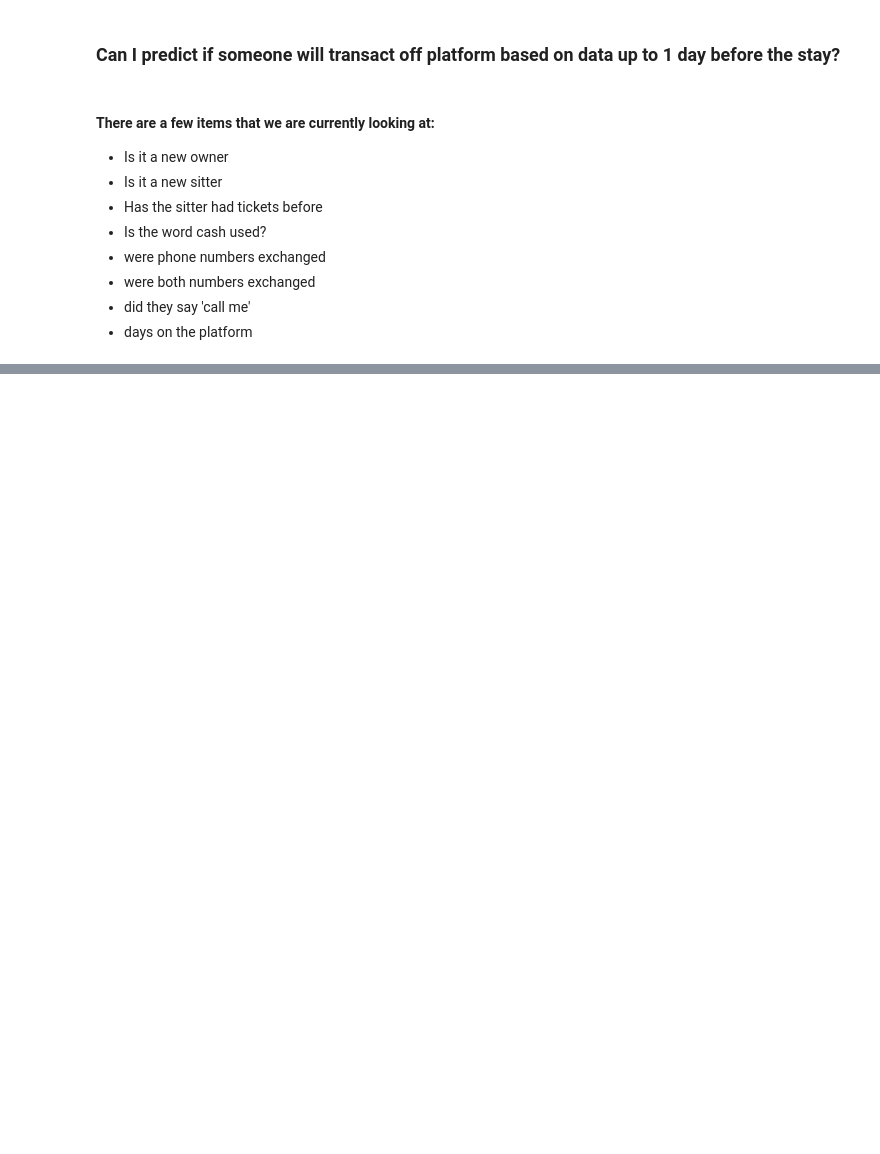
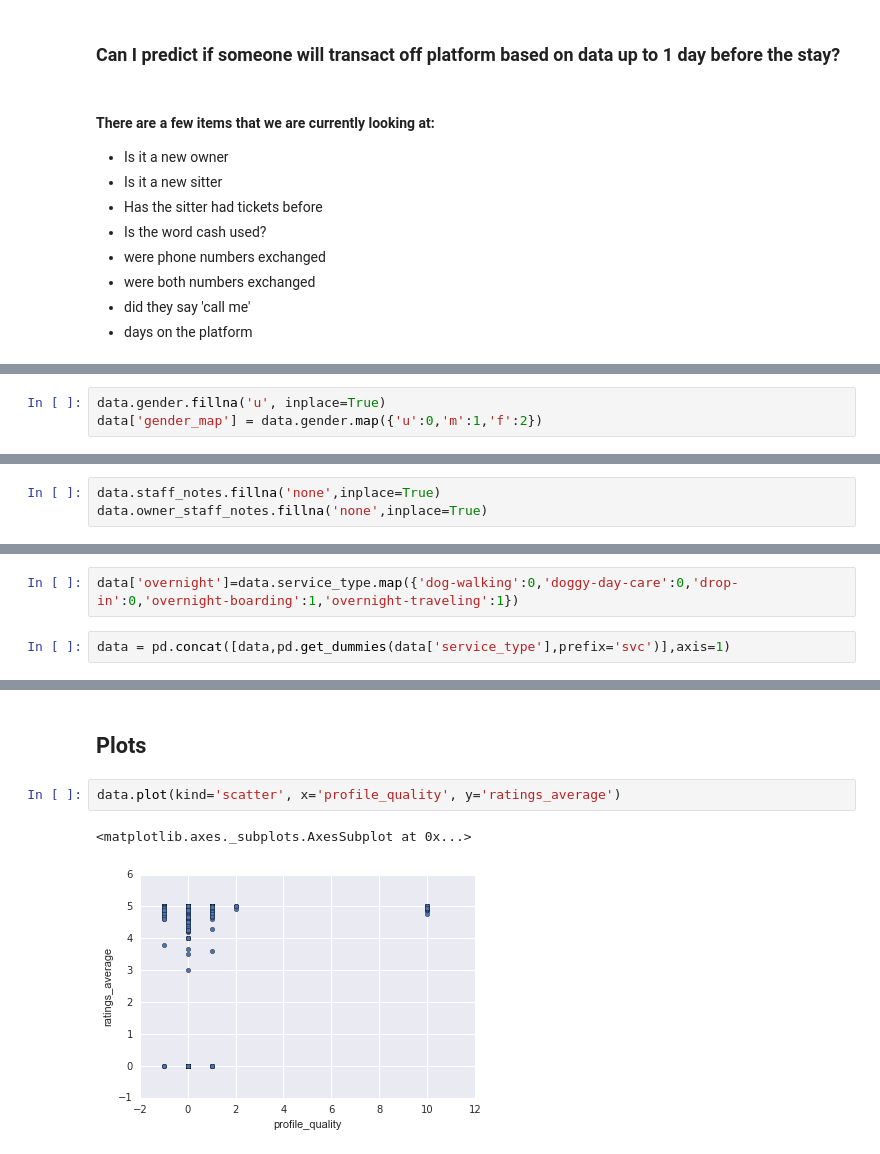
Before and after one commit to jennawhite/wild_west, a Jupyter notebook: Rover_Diversion/Diversion_Data_Cleaning.ipynb, the cells around one changed output, grey strips where cells are left out. Drawn from its saved outputs; the diff is of its cells as text; blank space fills up the shorter version.

```diff
--- a/Rover_Diversion/Diversion_Data_Cleaning.ipynb
+++ b/Rover_Diversion/Diversion_Data_Cleaning.ipynb
@@ -56,0 +118,3 @@ dtype: bool
+# %%
+data.gender.fillna('u', inplace=True)
+data['gender_map'] = data.gender.map({'u':0,'m':1,'f':2})
@@ -56,0 +141,3 @@ dtype: bool
+# %%
+data.staff_notes.fillna('none',inplace=True)
+data.owner_staff_notes.fillna('none',inplace=True)
@@ -56,0 +148,4 @@ dtype: bool
+# %%
+data['overnight']=data.service_type.map({'dog-walking':0,'doggy-day-care':0,'drop-in':0,'overnight-boarding':1,'overnight-traveling':1})
+# %%
+data = pd.concat([data,pd.get_dummies(data['service_type'],prefix='svc')],axis=1)
@@ -56,0 +301,7 @@ dtype: bool
+# %% [markdown]
+## Plots
+# %%
+data.plot(kind='scatter', x='profile_quality', y='ratings_average')
+# %% [output]
+<matplotlib.axes._subplots.AxesSubplot at 0x...>
+[figure, added]
```
Also changed, not shown: parts of 55 cells of this notebook.
